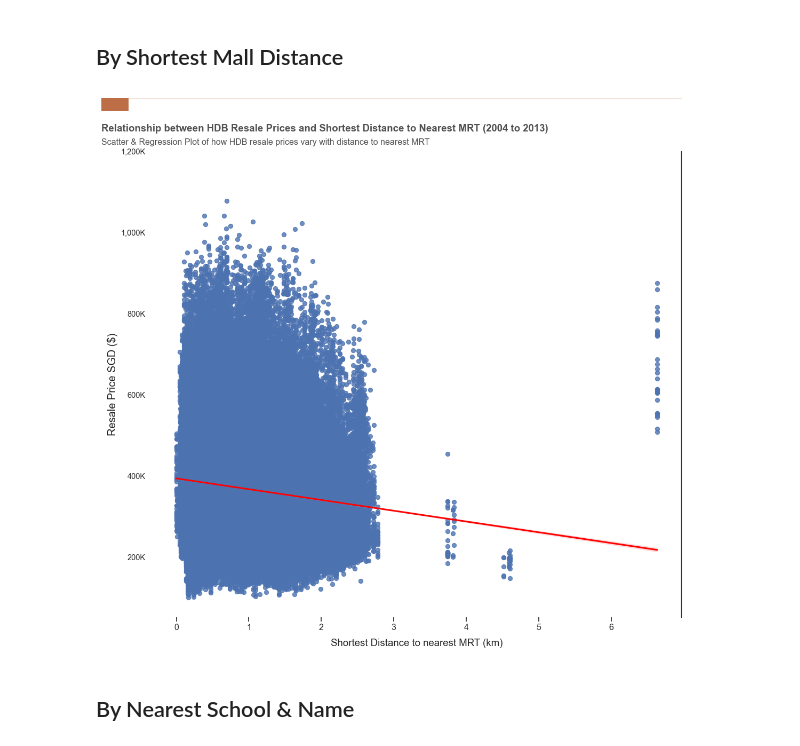
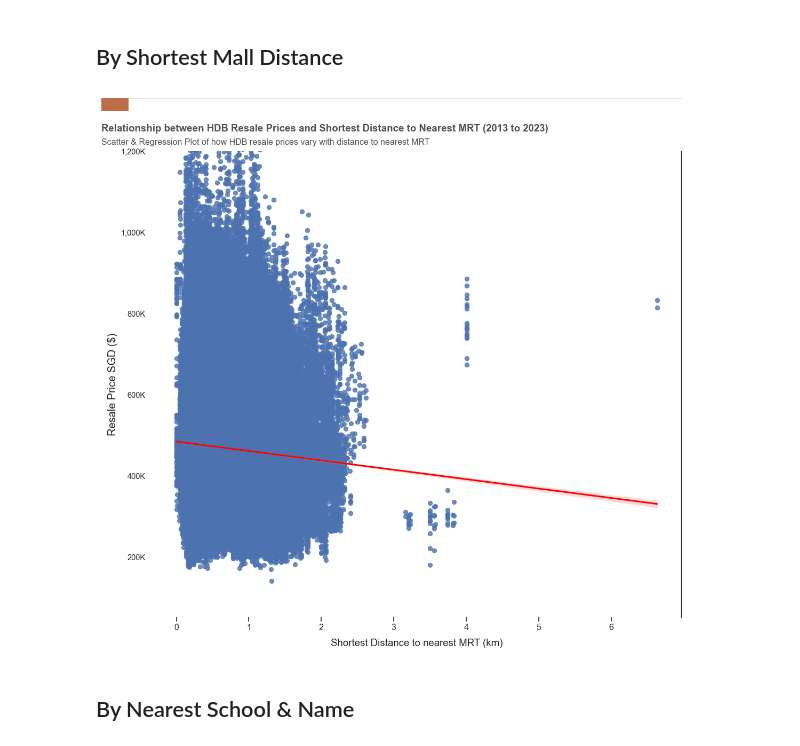
Before and after one commit to raychng/bt4222-project, a Jupyter notebook: EDA 2013 to 2023.ipynb, the cells around one changed output. Saved outputs shown, nothing was run; the diff lists cells and outputs as text; code cells hidden in the pictures.

```diff
--- a/EDA 2013 to 2023.ipynb
+++ b/EDA 2013 to 2023.ipynb
@@ -61,7 +61,7 @@ hdb_price_df_03_12['adjusted_price'] = (hdb_price_df_03_12['resale_price'] / hdb
 
 hdb_price_df_13_23['month'] = pd.to_datetime(hdb_price_df_13_23['month'])
 hdb_price_df_13_23 = pd.merge(hdb_price_df_13_23, cpi_data, how = 'left')
-hdb_price_df_13_23['adjusted_price'] = (hdb_price_df_13_23['resale_price'] / hdb_price_df_13_23['CPI']) * 100
+hdb_price_df_13_23['adjusted_price'] = (hdb_price_df_13_23['resale_price'] / hdb_price_df_13_23['CPI'].fillna(100)) * 100
 
 hdb_price_df_13_23.head()
 # %% [output]
@@ -1166,35 +1164,35 @@ p=sns.regplot(x='shortest_dist_mall', y='adjusted_price', data=hdb_price_df_13_2
 
 
 # Label x-axis and x ticks
 ax.set_xlabel("Shortest Distance to nearest MRT (km)", fontsize=14, labelpad=10)
 ax.xaxis.set_tick_params(pad=2, labelbottom=True, bottom=True, labelsize=12, labelrotation=0)
 
 # Reformat y-axis
 p.set_ylabel('Resale Price SGD ($)', size=15)
 ylabels = ['{:,.0f}'.format(x) + 'K' for x in p.get_yticks()/1000]
 p.set_yticklabels(ylabels)
 p.set_ylim([50000,1200000])
 
 # Remove the spines
 ax.spines[['top','left','bottom']].set_visible(False)
 
 # Make the left spine thicker
 ax.spines['right'].set_linewidth(1.1)
 
 # Add in red line and rectangle on top
 ax.plot([0.05, .9], [.98, .98], transform=fig.transFigure, clip_on=False, color='#BE6E46', linewidth=.6)
 ax.add_patch(plt.Rectangle((0.05,.98), 0.04, -0.02, facecolor='#BE6E46', transform=fig.transFigure, clip_on=False, linewidth = 0))
 
 # Add in title and subtitle
-ax.text(x=0.05, y=.93, s="Relationship between HDB Resale Prices and Shortest Distance to Nearest MRT (2004 to 2013)", transform=fig.transFigure, ha='left', fontsize=14, weight='bold', alpha=.8)
+ax.text(x=0.05, y=.93, s="Relationship between HDB Resale Prices and Shortest Distance to Nearest MRT (2013 to 2023)", transform=fig.transFigure, ha='left', fontsize=14, weight='bold', alpha=.8)
 ax.text(x=0.05, y=.91, s="Scatter & Regression Plot of how HDB resale prices vary with distance to nearest MRT", transform=fig.transFigure, ha='left', fontsize=12, alpha=.8)
 
 # Adjust the margins around the plot area
 plt.subplots_adjust(left=None, bottom=0.2, right=None, top=0.9, wspace=None, hspace=None)
 
 plt.show()
 # %% [output]
-[figure, old version]
+[figure, new version]
 # %% [markdown]
 ## By Nearest School & Name
 # %% [markdown]
```
Also changed, not shown: parts of 43 cells of this notebook, 1 other file.
